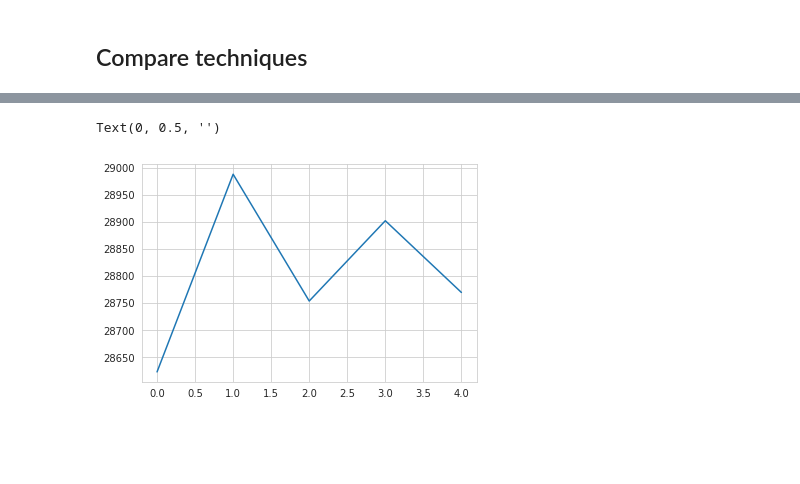
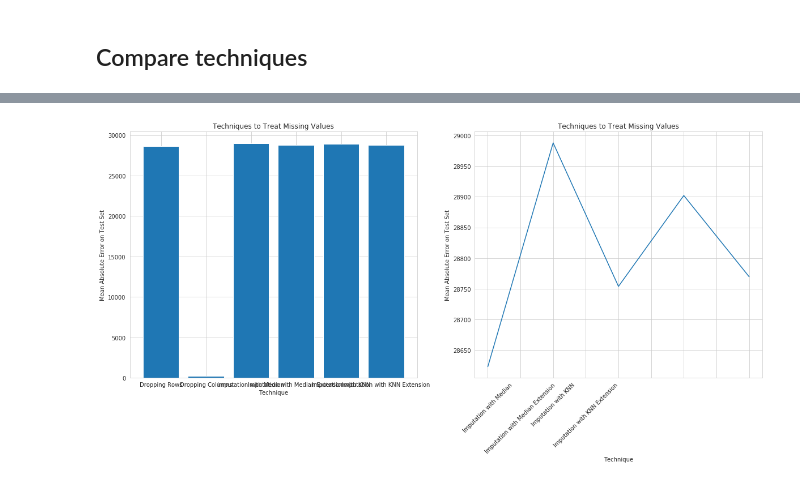
Before and after one commit to nt-ds/practice-handling-missing-data, a Jupyter notebook: notebook/Practice_Handling_Missing_Data.ipynb, the cells around one changed output, grey strips where cells are left out. Saved outputs shown, nothing was run; the diff lists cells and outputs as text; code cells hidden in the pictures; blank space fills up the shorter version.

Commit message:
Added technique comparison plots

```diff
--- a/notebook/Practice_Handling_Missing_Data.ipynb
+++ b/notebook/Practice_Handling_Missing_Data.ipynb
@@ -619,8 +605,29 @@ labels = ["1", "3", "4", "5", "6"]
-# %%
-plt.plot(results)
-plt.title("")
-plt.xlabel("")
-plt.ylabel("")
-# %% [output]
-Text(0, 0.5, '')
-[figure, removed]
+# %%
+all_techniques = [mae_drop_rows, mae_drop_cols, mae_imp_avg, mae_imp_avg_ext, mae_imp_pred, mae_imp_pred_ext]
+labels_all_techniques = ["Dropping Rows", "Dropping Columns",
+                         "Imputation with Median", "Imputation with Median Extension",
+                         "Imputation with KNN", "Imputation with KNN Extension"]
+# %%
+worse_techniques = [mae_drop_rows, mae_imp_avg, mae_imp_avg_ext, mae_imp_pred, mae_imp_pred_ext]
+labels_worse_techniques = ["Dropping Rows", "Imputation with Median", "Imputation with Median Extension",
+                           "Imputation with KNN", "Imputation with KNN Extension"]
+# %%
+fig = plt.figure(figsize=(20, 8))
+
+ax1 = fig.add_subplot(1, 2, 1)
+ax1.bar(range(len(all_techniques)), all_techniques, tick_label=labels_all_techniques)
+ax1.set_title("Techniques to Treat Missing Values")
+ax1.set_xlabel("Technique")
+ax1.set_ylabel("Mean Absolute Error on Test Set")
+
+ax2 = fig.add_subplot(1, 2, 2)
+ax2.plot(worse_techniques)
+# plt.xticks(range(len(worse_techniques)), labels_worse_techniques)
+ax2.set_xticklabels(labels_worse_techniques, rotation=45)
+ax2.set_title("Techniques to Treat Missing Values")
+ax2.set_xlabel("Technique")
+ax2.set_ylabel("Mean Absolute Error on Test Set")
+
+plt.show()
+# %% [output]
+[figure, added]
```
Also changed, not shown: parts of 3 cells of this notebook.
